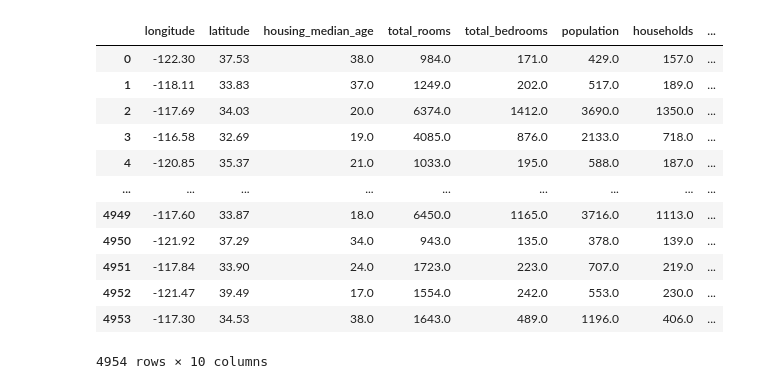
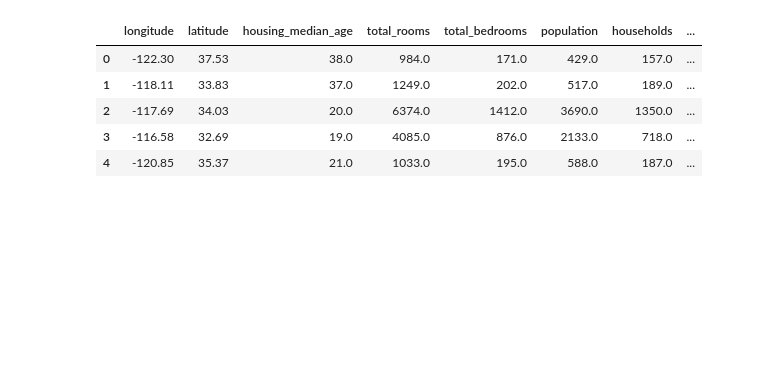
Before and after one commit to JonathanRaso/silicon_valley_immo_arturo, a Jupyter notebook: notebook_model.ipynb, the cells around one changed output. Drawn from its saved outputs; the diff is of its cells as text; code cells hidden in the pictures; blank space fills up the shorter version.

```diff
--- a/notebook_model.ipynb
+++ b/notebook_model.ipynb
@@ -24,18 +17,11 @@ train_df_1
 # %%
 # Importing test dataframe
 test_df_1 = pd.read_csv("./data/test_df_1.csv")
-test_df_1
+test_df_1.head()
 # %% [output]
 |  | longitude | latitude | housing_median_age | total_rooms | total_bedrooms | population | households | ... |
 | 0 | -122.30 | 37.53 | 38.0 | 984.0 | 171.0 | 429.0 | 157.0 | ... |
 | 1 | -118.11 | 33.83 | 37.0 | 1249.0 | 202.0 | 517.0 | 189.0 | ... |
 | 2 | -117.69 | 34.03 | 20.0 | 6374.0 | 1412.0 | 3690.0 | 1350.0 | ... |
 | 3 | -116.58 | 32.69 | 19.0 | 4085.0 | 876.0 | 2133.0 | 718.0 | ... |
 | 4 | -120.85 | 35.37 | 21.0 | 1033.0 | 195.0 | 588.0 | 187.0 | ... |
-| ... | ... | ... | ... | ... | ... | ... | ... | ... |
-| 4949 | -117.60 | 33.87 | 18.0 | 6450.0 | 1165.0 | 3716.0 | 1113.0 | ... |
-| 4950 | -121.92 | 37.29 | 34.0 | 943.0 | 135.0 | 378.0 | 139.0 | ... |
-| 4951 | -117.84 | 33.90 | 24.0 | 1723.0 | 223.0 | 707.0 | 219.0 | ... |
-| 4952 | -121.47 | 39.49 | 17.0 | 1554.0 | 242.0 | 553.0 | 230.0 | ... |
-| 4953 | -117.30 | 34.53 | 38.0 | 1643.0 | 489.0 | 1196.0 | 406.0 | ... |
-4954 rows × 10 columns
```
Also changed, not shown: parts of 9 cells of this notebook, 1 other file.
